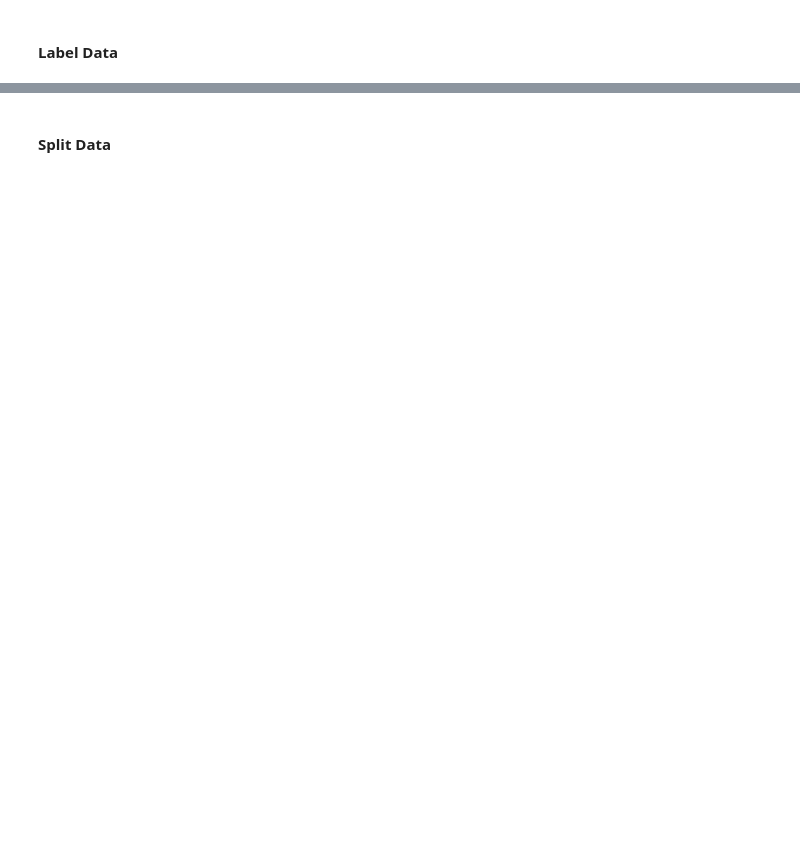
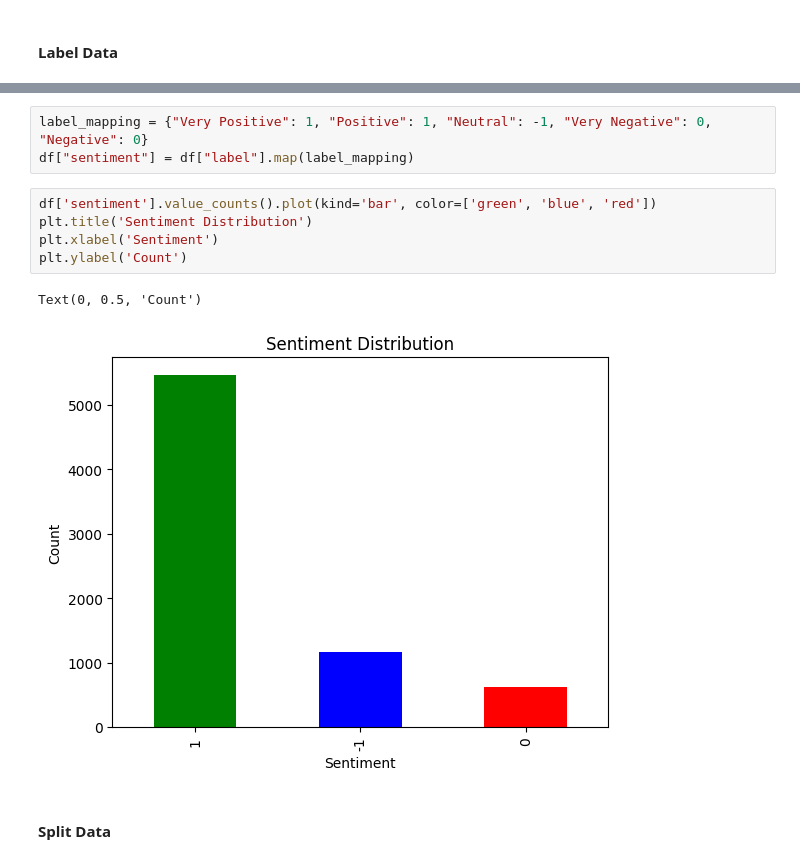
Before and after one commit to gen-git-26/Rreview_Analyzer, a Jupyter notebook: notebooks/experiments.ipynb, the cells around one changed output, grey strips where cells are left out. Drawn from its saved outputs; the diff is of its cells as text; blank space fills up the shorter version.

```diff
--- a/notebooks/experiments.ipynb
+++ b/notebooks/experiments.ipynb
@@ -170,2 +141,13 @@ df_test[df_test['predicted_sentiment'] == 'Neutral']
+# %%
+label_mapping = {"Very Positive": 1, "Positive": 1, "Neutral": -1, "Very Negative": 0, "Negative": 0}
+df["sentiment"] = df["label"].map(label_mapping)
+# %%
+df['sentiment'].value_counts().plot(kind='bar', color=['green', 'blue', 'red'])
+plt.title('Sentiment Distribution')
+plt.xlabel('Sentiment')
+plt.ylabel('Count')
+# %% [output]
+Text(0, 0.5, 'Count')
+[figure, added]
 # %% [markdown]
 #### Split Data
```
Also changed, not shown: parts of 22 cells of this notebook.
